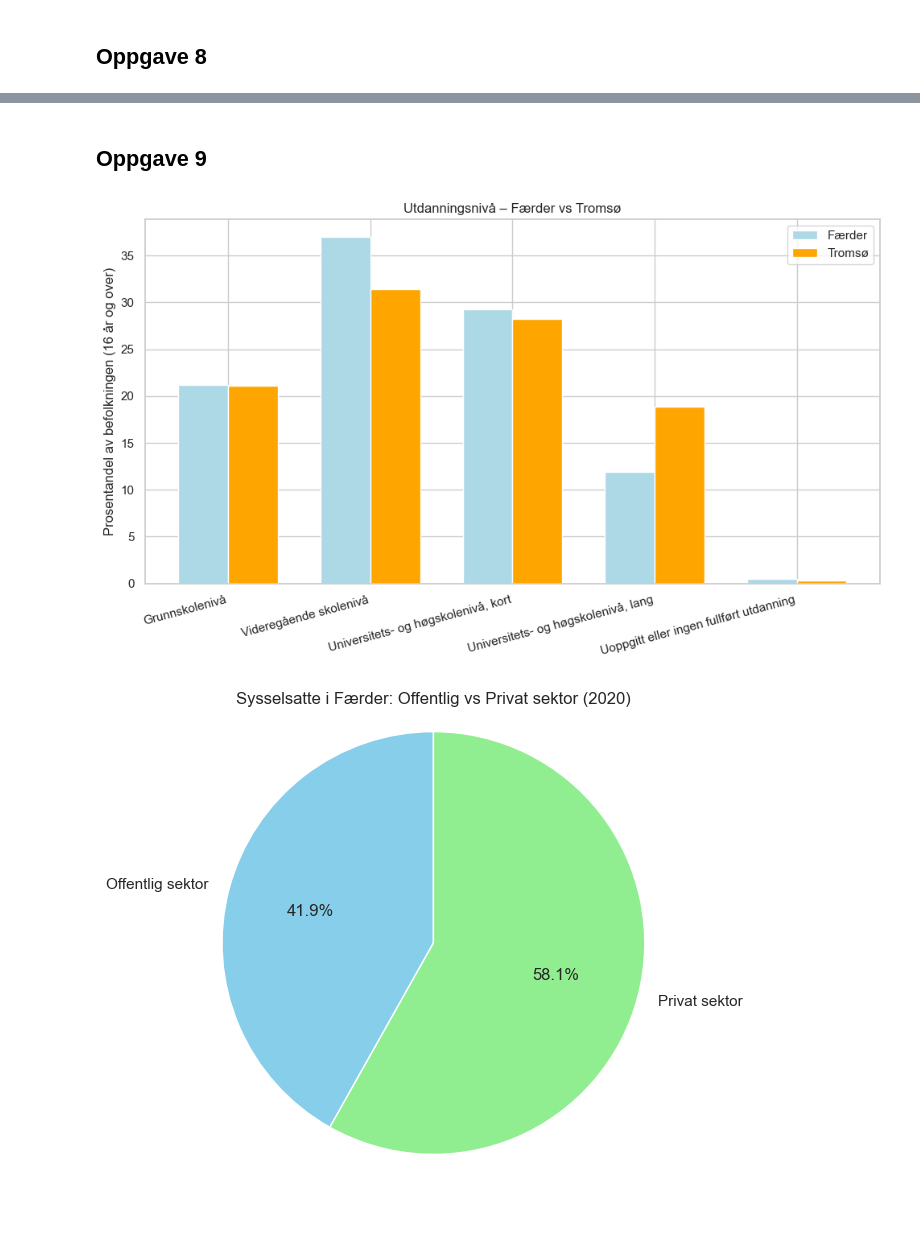
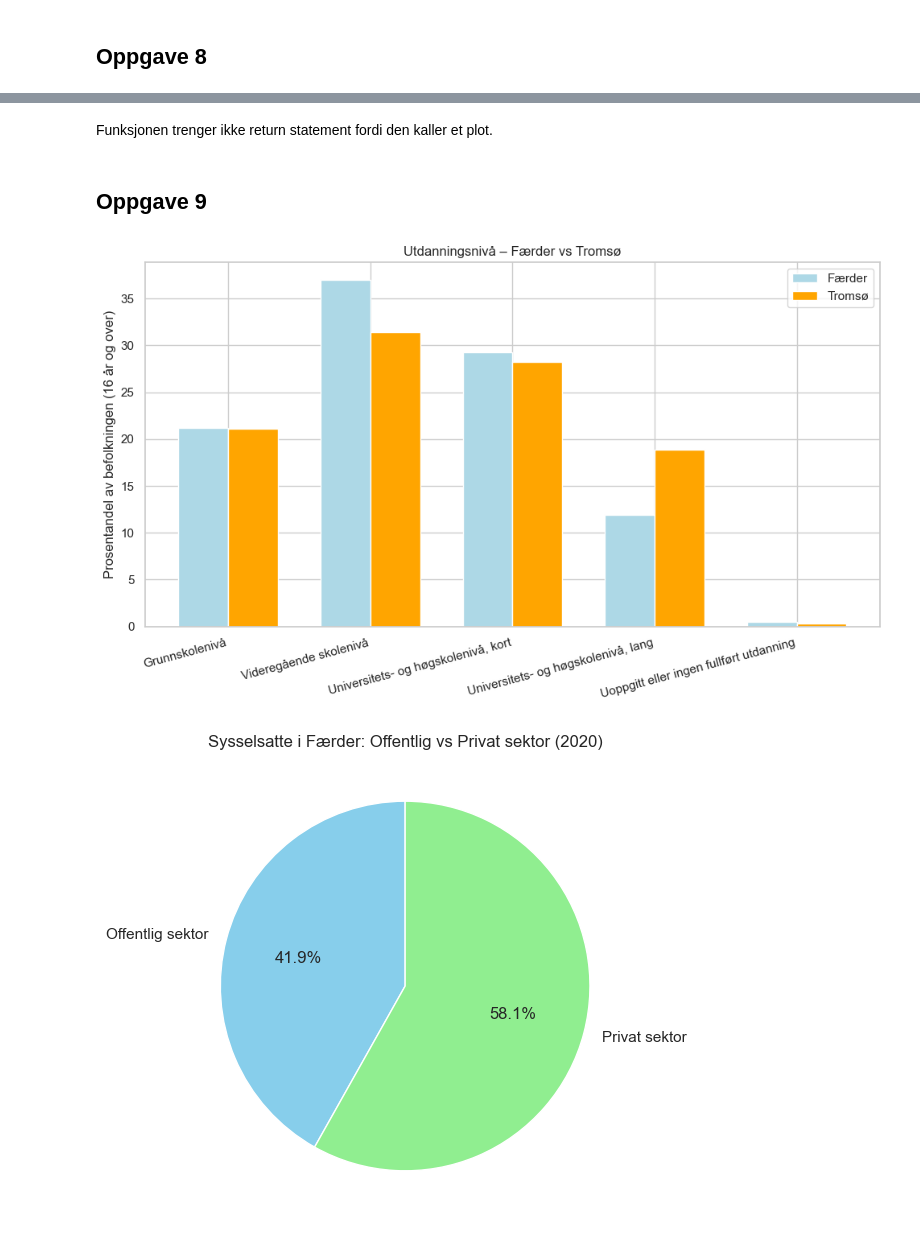
Before and after one commit to madhatter401/SOK-1005---Datavitenskap-for-konomer, a Jupyter notebook: arbeidskrav5/Arbeidskrav 5.ipynb, the cells around one changed output, grey strips where cells are left out. Drawn from its saved outputs; the diff is of its cells as text; code cells hidden in the pictures; blank space fills up the shorter version.

```diff
--- a/arbeidskrav5/Arbeidskrav 5.ipynb
+++ b/arbeidskrav5/Arbeidskrav 5.ipynb
@@ -341,3 +345,5 @@ stolpediagram(dfg)
+# %% [markdown]
+Funksjonen trenger ikke return statement fordi den kaller et plot.
 # %% [markdown]
 ## Oppgave 9
 # %%
@@ -367,7 +373,7 @@ bars2 = plt.bar(x + width/2, dftu['Prosent'], width, label='Tromsø', color= 'or
 
 
 
-# Oppsett
+# plot
 plt.title('Utdanningsnivå – Færder vs Tromsø')
 plt.ylabel('Prosentandel av befolkningen (16 år og over)')
 plt.xticks(x, nivaa, rotation=15, ha='right')
@@ -383,24 +389,25 @@ plt.show()
 
 
 
-
+# kakediagram færder
 plt.figure(figsize=(6, 6))
 plt.pie(ansatte, labels=sektorer, colors=farger_sektor, autopct='%1.1f%%', startangle=90)
 plt.title("Sysselsatte i Færder: Offentlig vs Privat sektor (2020)")
-plt.axis('equal')  # Sørger for rund sirkel
 plt.show()
 
 
+# Forbereder data til kakediagram
 offentlig_sektor_tromso = dftj.loc[[3, 4, 5], '2020'].sum()
 privat_sektor_tromso = dftj.loc[[0, 1, 2, 6], '2020'].sum()
 
 sektorer_tromso = ['Offentlig sektor', 'Privat sektor']
 ansatte_tromso = [offentlig_sektor_tromso, privat_sektor_tromso]
 
+
+# Kakediagram Tromsø
 plt.figure(figsize=(6, 6))
 plt.pie(ansatte_tromso, labels=sektorer, colors=farger_sektor, autopct='%1.1f%%', startangle=90)
 plt.title("Sysselsatte i Tromsø: Offentlig vs Privat sektor (2020)")
-plt.axis('equal')  # Sørger for rund sirkel
 plt.show()
 
 
@@ -409,35 +416,34 @@ plt.show()
 
 
 
 
 
 
-
+# Forbereder data til søylediagram
 dfta['Kvinner'] = dfta['Kvinner'].abs()
 dfta['Totalt'] = dfta['Kvinner'] + dfta['Menn']
 
 sysselsatte_tromso = dftj.loc[0:6, '2020'].sum()
 sum_20_65_tromso = dfta.loc[4:12, 'Totalt'].sum()
 
-
+# Regner om til prosentandel sysselsatte
 andel_i_jobb_faerder = sysselsatte/sum_20_65 * 100
 andel_i_jobb_tromso = sysselsatte_tromso/sum_20_65_tromso * 100
 
 
 
-# Data for diagram
+# Lager variabler for oversikt
 kommuner = ['Færder', 'Tromsø']
 andeler = [andel_i_jobb_faerder, andel_i_jobb_tromso]
 
 # Lag stolpediagram
 plt.figure(figsize=(6, 6))
 plt.bar(kommuner, andeler, color=['lightblue', 'orange'])
 plt.ylabel('Andel i jobb (%)')
 plt.title('Andel i jobb (20–65 år)')
 plt.ylim(0, 100)
-plt.grid(axis='y', linestyle='--', alpha=0.7)
 plt.tight_layout()
 plt.show()
 # %% [output]
 [figure]
-[figure, old version]
+[figure, new version]
```
Also changed, not shown: parts of 10 cells of this notebook.
